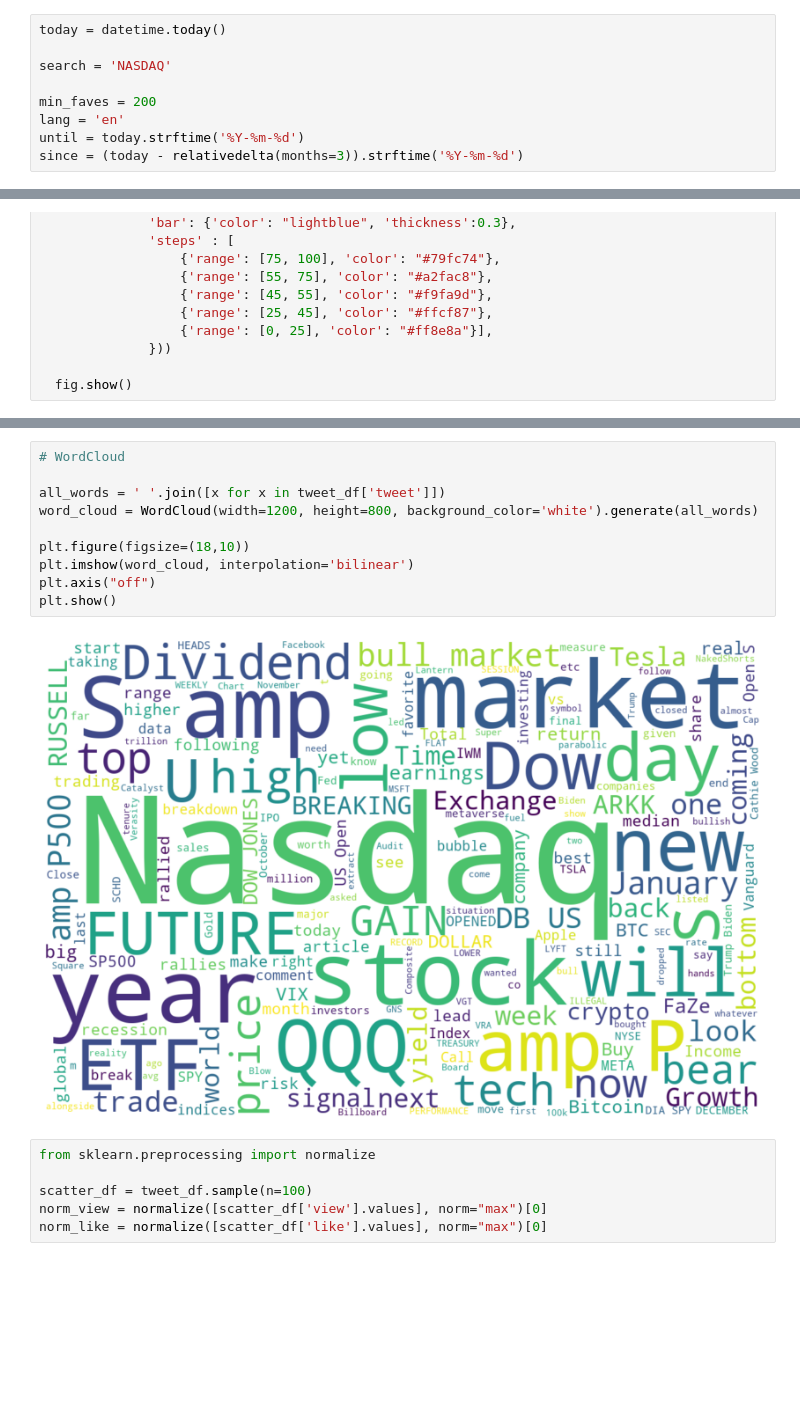
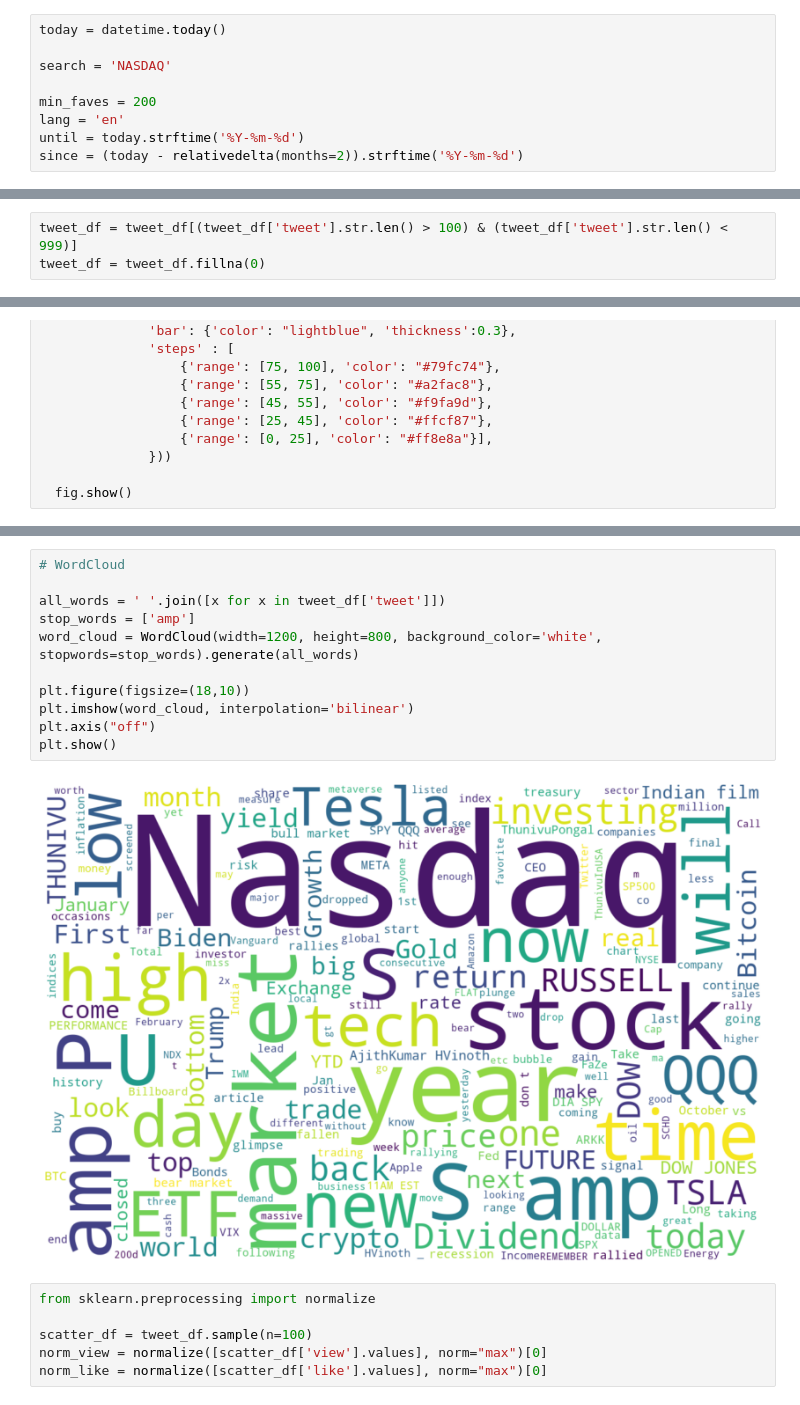
Before and after one commit to yeonghun00/Twitter-Sentiment-Analysis, a Jupyter notebook: Market Sentiment Analysis.ipynb, the cells around one changed output, grey strips where cells are left out. Cells and saved outputs as stored; diff of their text form; blank space fills up the shorter version.

```diff
--- a/Market Sentiment Analysis.ipynb
+++ b/Market Sentiment Analysis.ipynb
@@ -67,7 +74,7 @@ search = 'NASDAQ'
 min_faves = 200
 lang = 'en'
 until = today.strftime('%Y-%m-%d')
-since = (today - relativedelta(months=3)).strftime('%Y-%m-%d')
+since = (today - relativedelta(months=2)).strftime('%Y-%m-%d')
 # %%
 def get_tweet_df(search, min_faves, lang, until, since):
   query = '{} min_faves:{} lang:{} until:{} since:{}'.format(search, min_faves, lang, until, since)
@@ -123,2 +114,5 @@ tweet_df
+# %%
+tweet_df = tweet_df[(tweet_df['tweet'].str.len() > 100) & (tweet_df['tweet'].str.len() < 999)]
+tweet_df = tweet_df.fillna(0)
 # %%
 trend_df = tweet_df.groupby(by='date').mean()
@@ -198,15 +176,16 @@ plot_gauge(search, trend_df['compound'].mean() * 100 + 50)
 # %%
 # WordCloud
 
 all_words = ' '.join([x for x in tweet_df['tweet']])
-word_cloud = WordCloud(width=1200, height=800, background_color='white').generate(all_words)
+stop_words = ['amp']
+word_cloud = WordCloud(width=1200, height=800, background_color='white', stopwords=stop_words).generate(all_words)
 
 plt.figure(figsize=(18,10))
 plt.imshow(word_cloud, interpolation='bilinear')
 plt.axis("off")
 plt.show()
 # %% [output]
-[figure, old version]
+[figure, new version]
 # %%
 from sklearn.preprocessing import normalize
 
```
Also changed, not shown: parts of 19 cells of this notebook.
